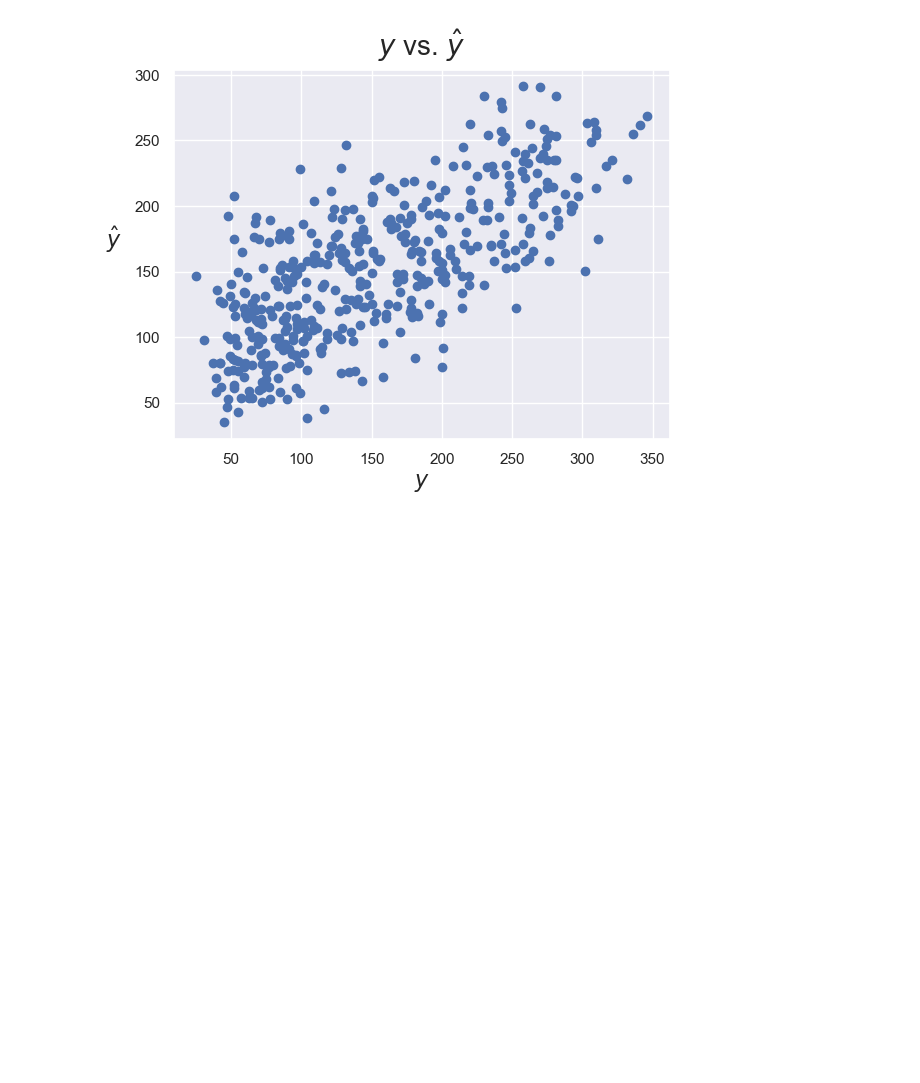
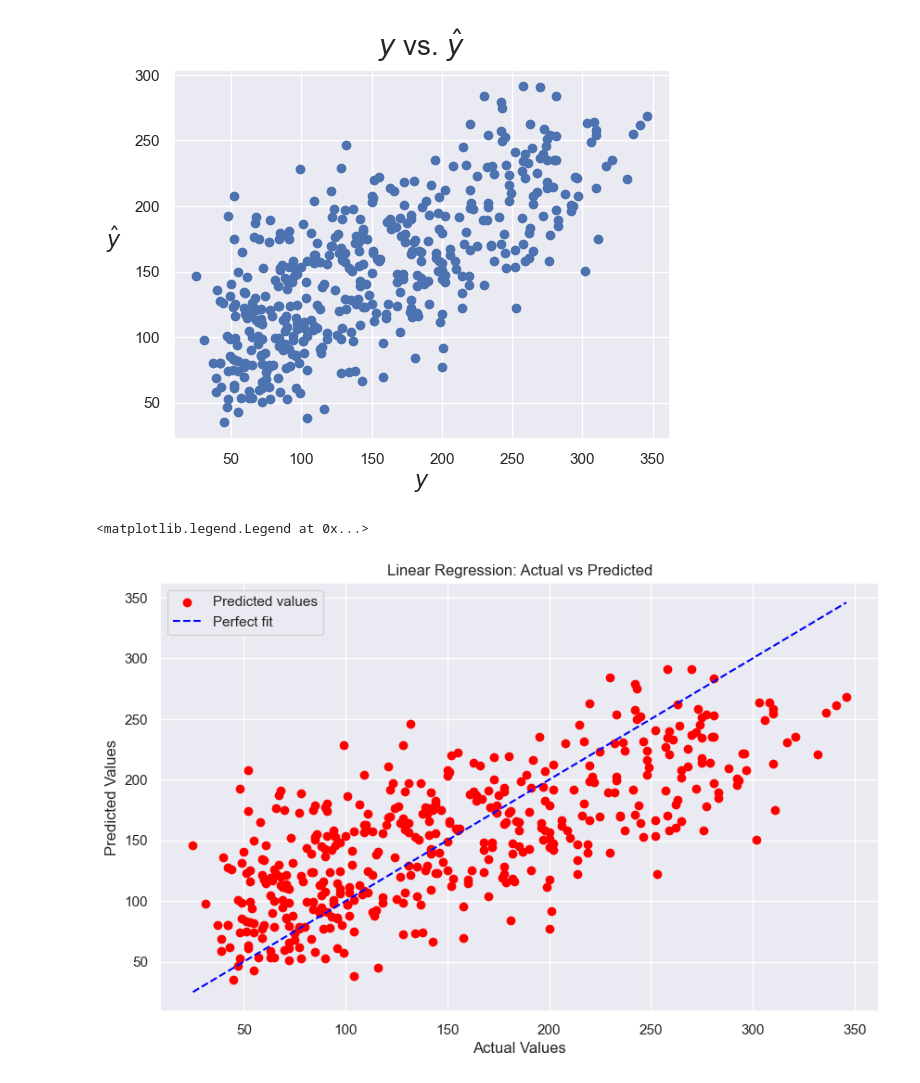
Before and after one commit to Larry122445/ML-DL, a Jupyter notebook: Algorithms_from_Scratch/LinearAlgorithms/LinearRegression.ipynb, the cells around one changed output. Cells and saved outputs as stored; diff of their text form; code cells hidden in the pictures; blank space fills up the shorter version.

```diff
--- a/Algorithms_from_Scratch/LinearAlgorithms/LinearRegression.ipynb
+++ b/Algorithms_from_Scratch/LinearAlgorithms/LinearRegression.ipynb
@@ -58,3 +58,16 @@ ax.set_title(r'$y$ vs. $\hat{y}$', size = 20, pad = 10)
 plt.show()
 # %% [output]
 [figure]
+# %%
+predictions = model.y_hat
+# %%
+plt.figure(figsize=(10, 6))
+plt.scatter(y, predictions, color='red', label='Predicted values')
+plt.plot([y.min(), y.max()], [y.min(), y.max()], '--', color='blue', label='Perfect fit')
+plt.title('Linear Regression: Actual vs Predicted')
+plt.xlabel('Actual Values')
+plt.ylabel('Predicted Values')
+plt.legend()
+# %% [output]
+<matplotlib.legend.Legend at 0x...>
+[figure, added]
```
Also changed, not shown: 1 other file.
